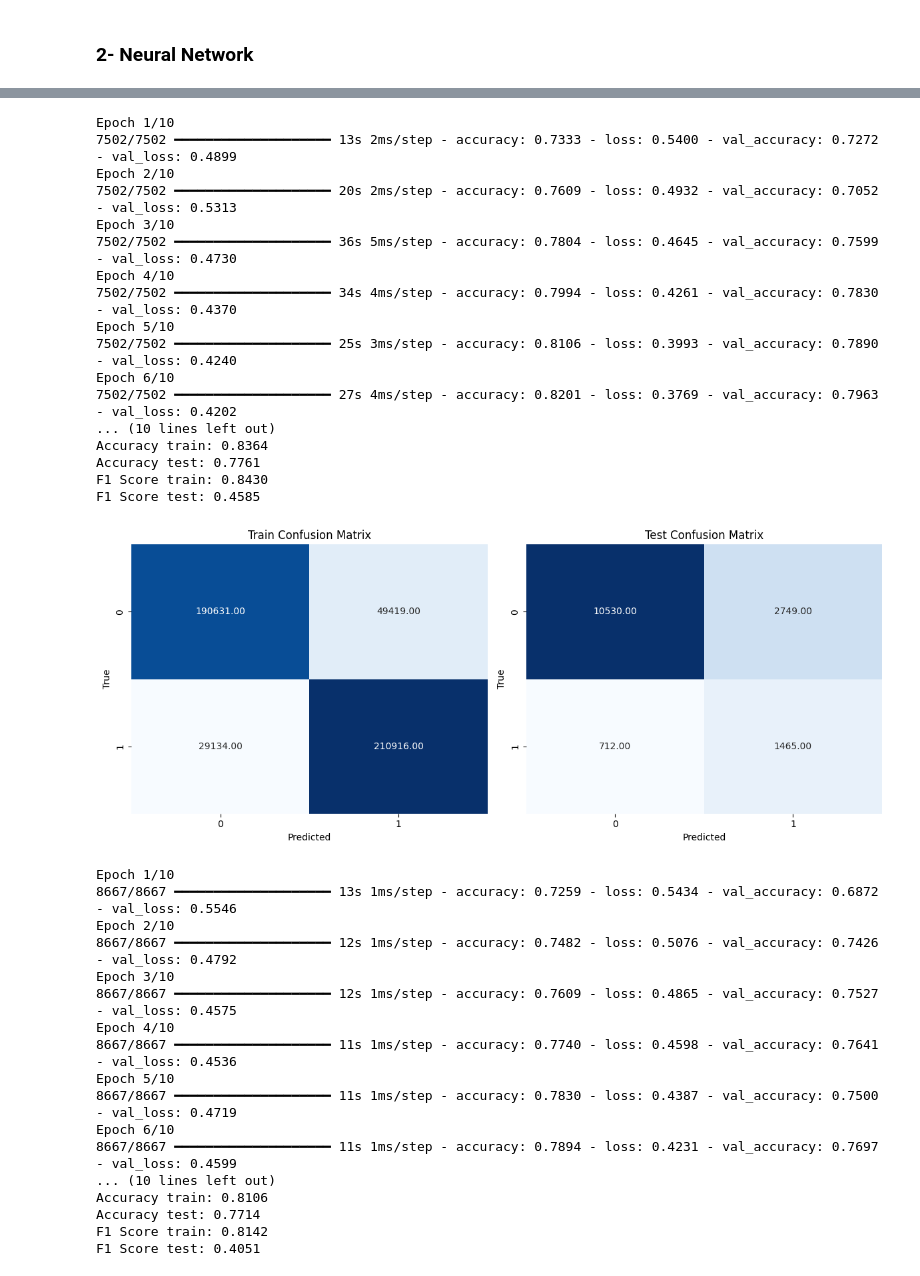
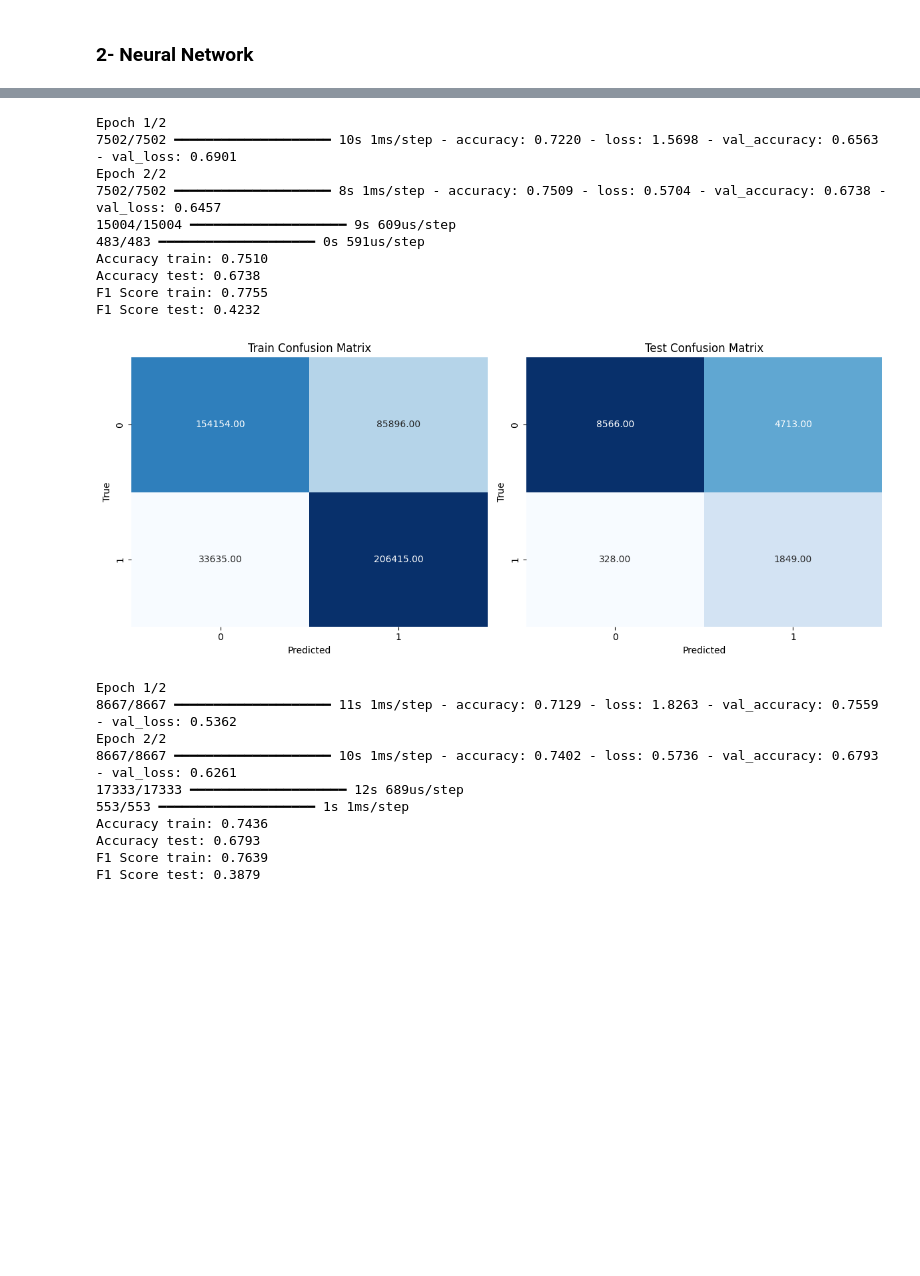
Before and after one commit to ward-benjamin/CS230, a Jupyter notebook: master_notebook.ipynb, the cells around one changed output, grey strips where cells are left out. Cells and saved outputs as stored; diff of their text form; code cells hidden in the pictures; blank space fills up the shorter version.

```diff
--- a/master_notebook.ipynb
+++ b/master_notebook.ipynb
@@ -72,7 +91,7 @@ F1 Score test: 0.4439
 hyperparameters =  {'batch_size' : 64,
                     'optimizer' : 'adam',
                     'learning_rate' : 0.001,
-                    'epochs' : 10,
+                    'epochs' : 2,
                     'loss' : 'binary_crossentropy'}
 
 hidden_layers = [100,100,100,20]
@@ -82,7 +101,7 @@ for year in years :
     X_train,Y_train = preprocessed.get_data(year,'Smote',data = 'train')
     X_test,Y_test = preprocessed.get_data(year,'Smote',data = 'test')
     num_input = X_train.shape[1]
-    model_year = model.create_sequential_model(num_input,hidden_layers,dropout_rates=0.0,l1_rate=0.0,l2_rate=0.0)
+    model_year = model.create_sequential_model(num_input,hidden_layers,dropout_rates=0.0,l1_rate=0.0,l2_rate=0.01)
     train.train_model(X_train,Y_train,X_test,Y_test,model_year,hyperparameters)
     evaluate.evaluate_model(model_year,X_train,Y_train,X_test,Y_test)
     dict_model[year] = model_year
@@ -126,35 +131,21 @@ F1 Score test: 0.4278
-Epoch 1/10
-7502/7502 ━━━━━━━━━━━━━━━━━━━━ 13s 2ms/step - accuracy: 0.7333 - loss: 0.5400 - val_accuracy: 0.7272 - val_loss: 0.4899
-Epoch 2/10
-7502/7502 ━━━━━━━━━━━━━━━━━━━━ 20s 2ms/step - accuracy: 0.7609 - loss: 0.4932 - val_accuracy: 0.7052 - val_loss: 0.5313
-Epoch 3/10
-7502/7502 ━━━━━━━━━━━━━━━━━━━━ 36s 5ms/step - accuracy: 0.7804 - loss: 0.4645 - val_accuracy: 0.7599 - val_loss: 0.4730
-Epoch 4/10
-7502/7502 ━━━━━━━━━━━━━━━━━━━━ 34s 4ms/step - accuracy: 0.7994 - loss: 0.4261 - val_accuracy: 0.7830 - val_loss: 0.4370
-Epoch 5/10
-7502/7502 ━━━━━━━━━━━━━━━━━━━━ 25s 3ms/step - accuracy: 0.8106 - loss: 0.3993 - val_accuracy: 0.7890 - val_loss: 0.4240
-Epoch 6/10
-7502/7502 ━━━━━━━━━━━━━━━━━━━━ 27s 4ms/step - accuracy: 0.8201 - loss: 0.3769 - val_accuracy: 0.7963 - val_loss: 0.4202
-... (10 lines left out)
-Accuracy train: 0.8364
-Accuracy test: 0.7761
-F1 Score train: 0.8430
-F1 Score test: 0.4585
+Epoch 1/2
+7502/7502 ━━━━━━━━━━━━━━━━━━━━ 10s 1ms/step - accuracy: 0.7220 - loss: 1.5698 - val_accuracy: 0.6563 - val_loss: 0.6901
+Epoch 2/2
+7502/7502 ━━━━━━━━━━━━━━━━━━━━ 8s 1ms/step - accuracy: 0.7509 - loss: 0.5704 - val_accuracy: 0.6738 - val_loss: 0.6457
+15004/15004 ━━━━━━━━━━━━━━━━━━━━ 9s 609us/step
+483/483 ━━━━━━━━━━━━━━━━━━━━ 0s 591us/step
+Accuracy train: 0.7510
+Accuracy test: 0.6738
+F1 Score train: 0.7755
+F1 Score test: 0.4232
-[figure, old version]
+[figure, new version]
-Epoch 1/10
-8667/8667 ━━━━━━━━━━━━━━━━━━━━ 13s 1ms/step - accuracy: 0.7259 - loss: 0.5434 - val_accuracy: 0.6872 - val_loss: 0.5546
-Epoch 2/10
-8667/8667 ━━━━━━━━━━━━━━━━━━━━ 12s 1ms/step - accuracy: 0.7482 - loss: 0.5076 - val_accuracy: 0.7426 - val_loss: 0.4792
-Epoch 3/10
-8667/8667 ━━━━━━━━━━━━━━━━━━━━ 12s 1ms/step - accuracy: 0.7609 - loss: 0.4865 - val_accuracy: 0.7527 - val_loss: 0.4575
-Epoch 4/10
-8667/8667 ━━━━━━━━━━━━━━━━━━━━ 11s 1ms/step - accuracy: 0.7740 - loss: 0.4598 - val_accuracy: 0.7641 - val_loss: 0.4536
-Epoch 5/10
-8667/8667 ━━━━━━━━━━━━━━━━━━━━ 11s 1ms/step - accuracy: 0.7830 - loss: 0.4387 - val_accuracy: 0.7500 - val_loss: 0.4719
-Epoch 6/10
-8667/8667 ━━━━━━━━━━━━━━━━━━━━ 11s 1ms/step - accuracy: 0.7894 - loss: 0.4231 - val_accuracy: 0.7697 - val_loss: 0.4599
-... (10 lines left out)
-Accuracy train: 0.8106
-Accuracy test: 0.7714
-F1 Score train: 0.8142
-F1 Score test: 0.4051
+Epoch 1/2
+8667/8667 ━━━━━━━━━━━━━━━━━━━━ 11s 1ms/step - accuracy: 0.7129 - loss: 1.8263 - val_accuracy: 0.7559 - val_loss: 0.5362
+Epoch 2/2
+8667/8667 ━━━━━━━━━━━━━━━━━━━━ 10s 1ms/step - accuracy: 0.7402 - loss: 0.5736 - val_accuracy: 0.6793 - val_loss: 0.6261
+17333/17333 ━━━━━━━━━━━━━━━━━━━━ 12s 689us/step
+553/553 ━━━━━━━━━━━━━━━━━━━━ 1s 1ms/step
+Accuracy train: 0.7436
+Accuracy test: 0.6793
+F1 Score train: 0.7639
+F1 Score test: 0.3879
```
Also changed, not shown: parts of 5 cells of this notebook, 2 other files.
